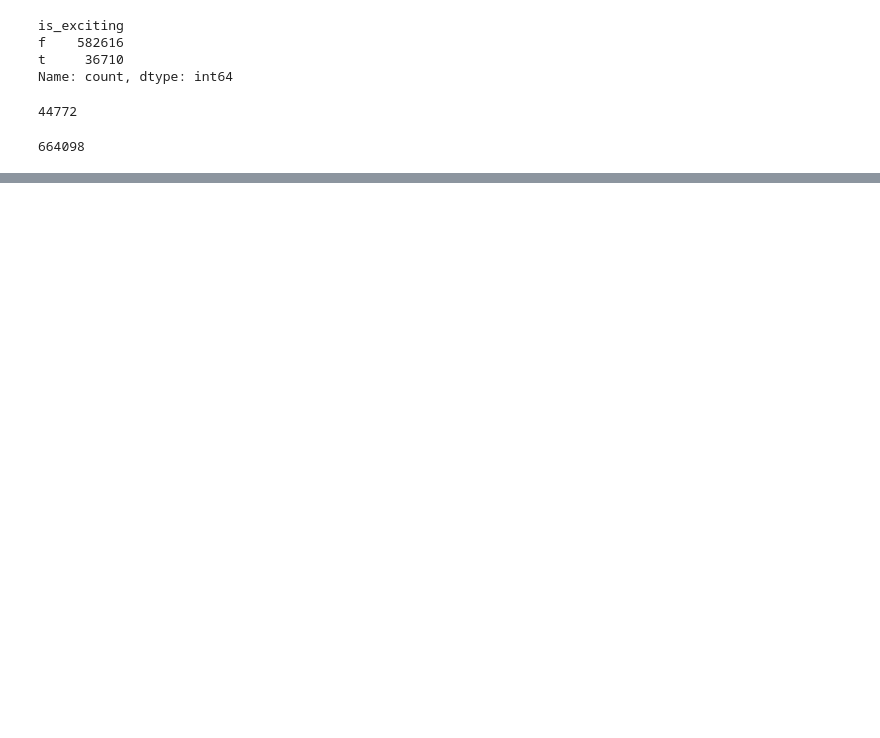
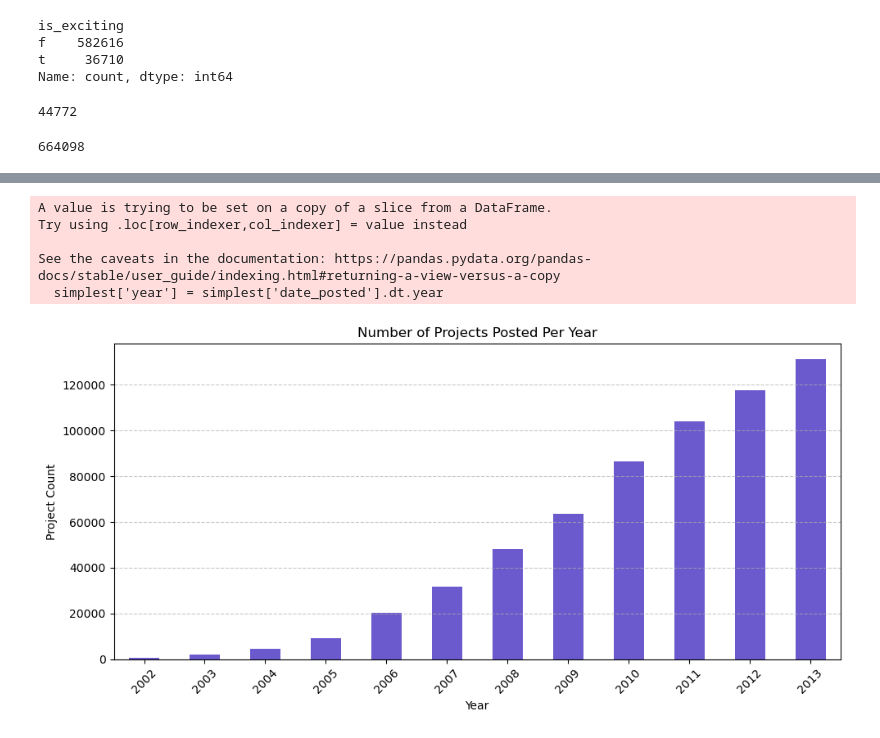
Before and after one commit to aspirou55/DonorsChoose, a Jupyter notebook: InitialFeatureEngineering.ipynb, the cells around one changed output, grey strips where cells are left out. Saved outputs shown, nothing was run; the diff lists cells and outputs as text; code cells hidden in the pictures; blank space fills up the shorter version.

```diff
--- a/InitialFeatureEngineering.ipynb
+++ b/InitialFeatureEngineering.ipynb
@@ -133,0 +328,18 @@ simple_df.to_csv('simple_featureMatrix.csv', index=False)
+# %%
+simplest['year'] = simplest['date_posted'].dt.year
+simplest['year'].value_counts().sort_index().plot(kind='bar', figsize=(10, 5), color='slateblue')
+
+plt.title('Number of Projects Posted Per Year')
+plt.xlabel('Year')
+plt.ylabel('Project Count')
+plt.xticks(rotation=45)
+plt.grid(axis='y', linestyle='--', alpha=0.7)
+plt.tight_layout()
+plt.show()
+# %% [output]
+A value is trying to be set on a copy of a slice from a DataFrame.
+Try using .loc[row_indexer,col_indexer] = value instead
+
+See the caveats in the documentation: https://pandas.pydata.org/pandas-docs/stable/user_guide/indexing.html#returning-a-view-versus-a-copy
+  simplest['year'] = simplest['date_posted'].dt.year
+[figure, added]
```
Also changed, not shown: parts of 71 cells of this notebook, 1 other file.
